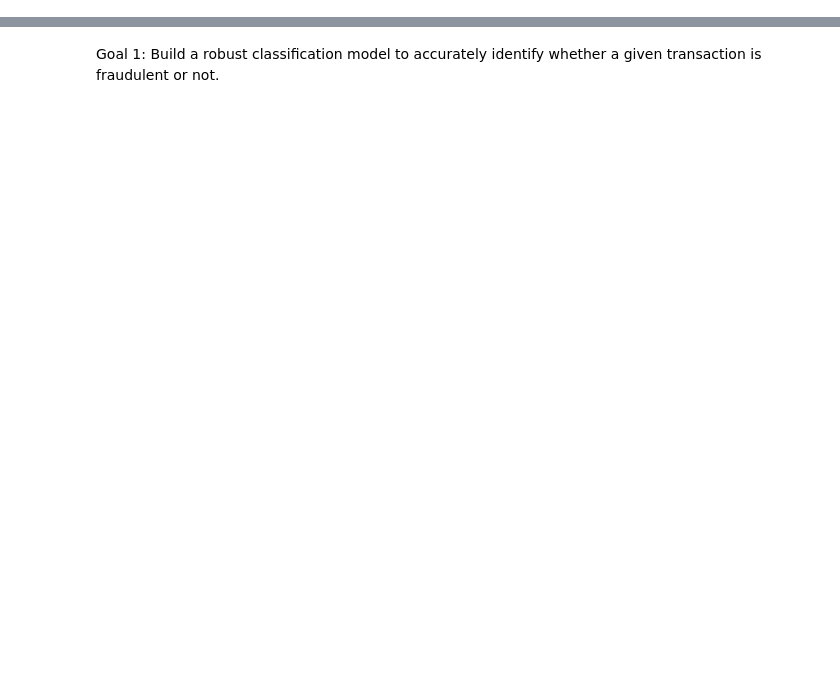
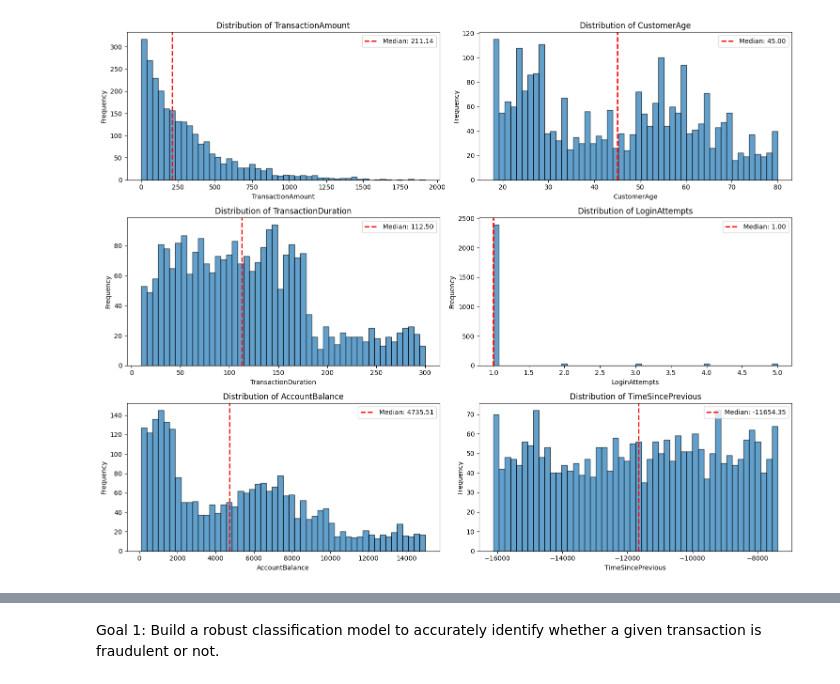
Before and after one commit to rbhat/fraud_detection_bank, a Jupyter notebook: fraud_detection.ipynb, the cells around one changed output, grey strips where cells are left out. Cells and saved outputs as stored; diff of their text form; code cells hidden in the pictures; blank space fills up the shorter version.

```diff
--- a/fraud_detection.ipynb
+++ b/fraud_detection.ipynb
@@ -15,0 +78,12 @@ df.head()
+# %%
+# Cell 5 - Univariate Analysis: Numerical Features Summary
+numerical_features = ['TransactionAmount', 'CustomerAge', 'TransactionDuration',
+                     'LoginAttempts', 'AccountBalance', 'TimeSincePrevious']
+
+print("NUMERICAL FEATURES SUMMARY")
+print("="*80)
+for feature in numerical_features:
+    print(f"\n{feature}:")
+    print(df[feature].describe())
+    print(f"Skewness: {df[feature].skew():.3f}")
+    print(f"Kurtosis: {df[feature].kurtosis():.3f}")
@@ -15,0 +108,20 @@ df.head()
+# %%
+# Cell 6 - Visualize numerical distributions
+fig, axes = plt.subplots(3, 2, figsize=(15, 12))
+axes = axes.ravel()
+
+for idx, feature in enumerate(numerical_features):
+    axes[idx].hist(df[feature], bins=50, edgecolor='black', alpha=0.7)
+    axes[idx].set_title(f'Distribution of {feature}')
+    axes[idx].set_xlabel(feature)
+    axes[idx].set_ylabel('Frequency')
+
+    # Add median line
+    median_val = df[feature].median()
+    axes[idx].axvline(median_val, color='red', linestyle='dashed', linewidth=2, label=f'Median: {median_val:.2f}')
+    axes[idx].legend()
+
+plt.tight_layout()
+plt.show()
+# %% [output]
+[figure, added]
```
Also changed, not shown: parts of 16 cells of this notebook, 2 other files.
